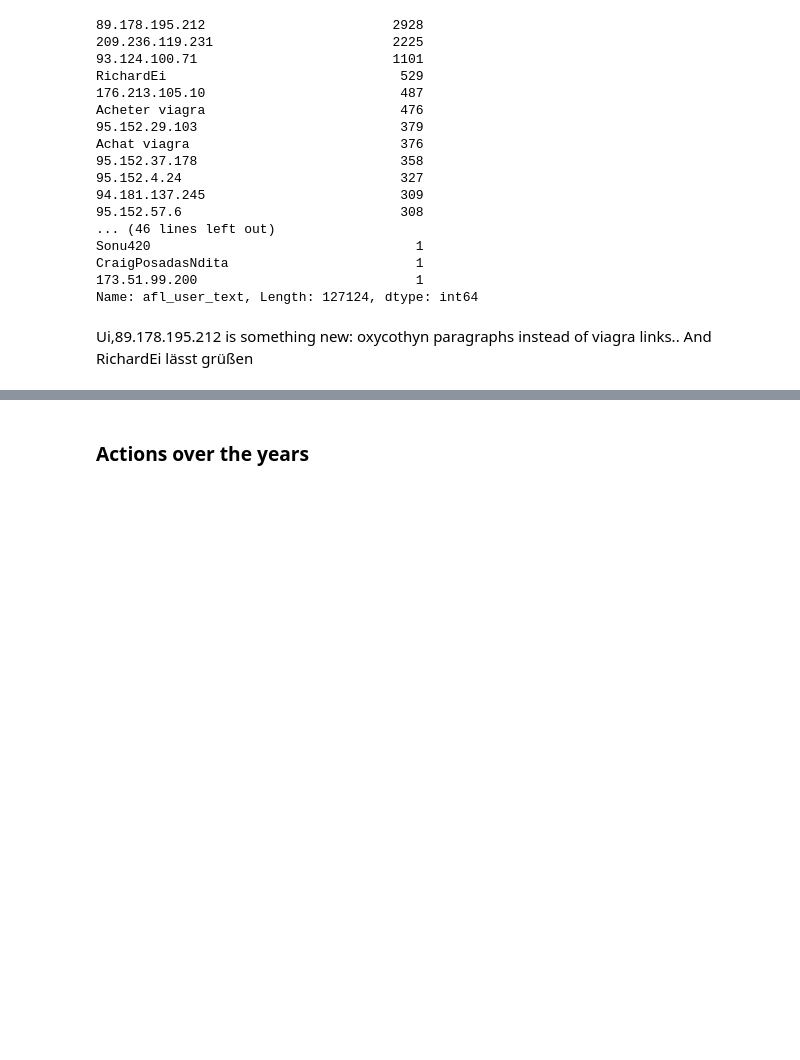
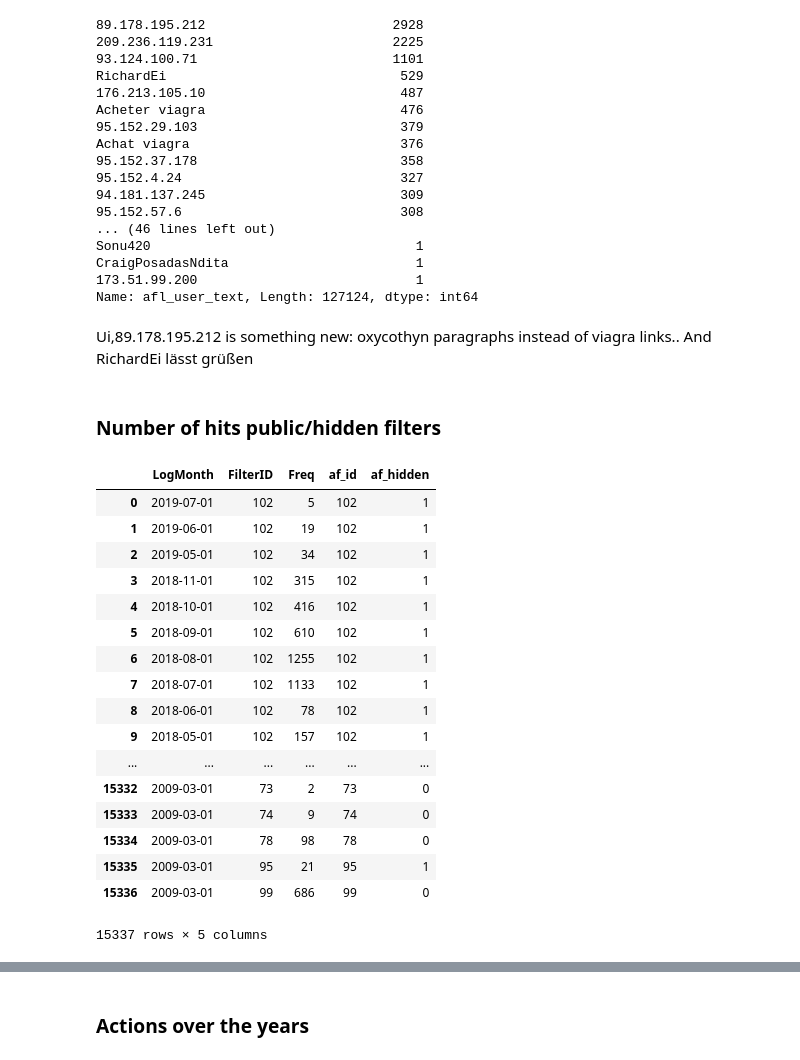
Before and after one commit to lusy/wikifilters, a Jupyter notebook: src/explore.ipynb, the cells around one changed output, grey strips where cells are left out. Cells and saved outputs as stored; diff of their text form; code cells hidden in the pictures; blank space fills up the shorter version.

```diff
--- a/src/explore.ipynb
+++ b/src/explore.ipynb
@@ -888,3 +888,30 @@ CraigPosadasNdita                        1
 Name: afl_user_text, Length: 127124, dtype: int64
 # %% [markdown]
 Ui,89.178.195.212 is something new: oxycothyn paragraphs instead of viagra links.. And RichardEi lässt grüßen
+# %% [markdown]
+### Number of hits public/hidden filters
+# %%
+# Which filters were triggered how often over the years
+df_hits_month = pd.read_csv("quarry-34015-abuse-filters-hits-per-filter-per-month-en-wiki-run390706.csv", sep=',')
+df_hits_month['LogMonth'] = pd.to_datetime(df_hits_month['LogMonth'], format="%Y%m")
+df_hits_month_privacy = df_hits_month.merge(df_2nd[['af_id','af_hidden']], how='inner', left_on='FilterID', right_on='af_id')
+df_hits_month_privacy
+# %% [output]
+|  | LogMonth | FilterID | Freq | af_id | af_hidden |
+| 0 | 2019-07-01 | 102 | 5 | 102 | 1 |
+| 1 | 2019-06-01 | 102 | 19 | 102 | 1 |
+| 2 | 2019-05-01 | 102 | 34 | 102 | 1 |
+| 3 | 2018-11-01 | 102 | 315 | 102 | 1 |
+| 4 | 2018-10-01 | 102 | 416 | 102 | 1 |
+| 5 | 2018-09-01 | 102 | 610 | 102 | 1 |
+| 6 | 2018-08-01 | 102 | 1255 | 102 | 1 |
+| 7 | 2018-07-01 | 102 | 1133 | 102 | 1 |
+| 8 | 2018-06-01 | 102 | 78 | 102 | 1 |
+| 9 | 2018-05-01 | 102 | 157 | 102 | 1 |
+| ... | ... | ... | ... | ... | ... |
+| 15332 | 2009-03-01 | 73 | 2 | 73 | 0 |
+| 15333 | 2009-03-01 | 74 | 9 | 74 | 0 |
+| 15334 | 2009-03-01 | 78 | 98 | 78 | 0 |
+| 15335 | 2009-03-01 | 95 | 21 | 95 | 1 |
+| 15336 | 2009-03-01 | 99 | 686 | 99 | 0 |
+15337 rows × 5 columns
```
Also changed, not shown: parts of 2 cells of this notebook.
